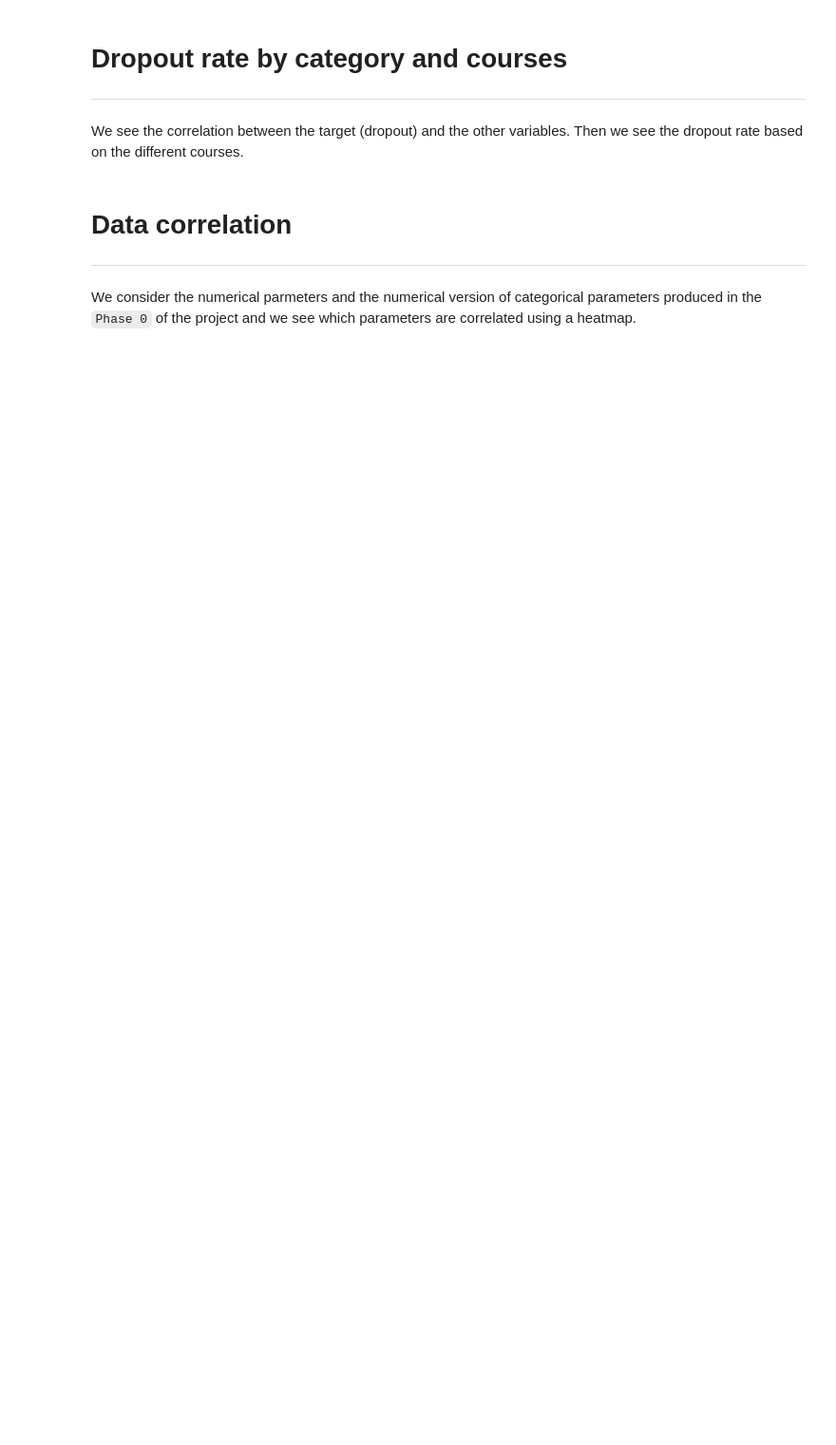
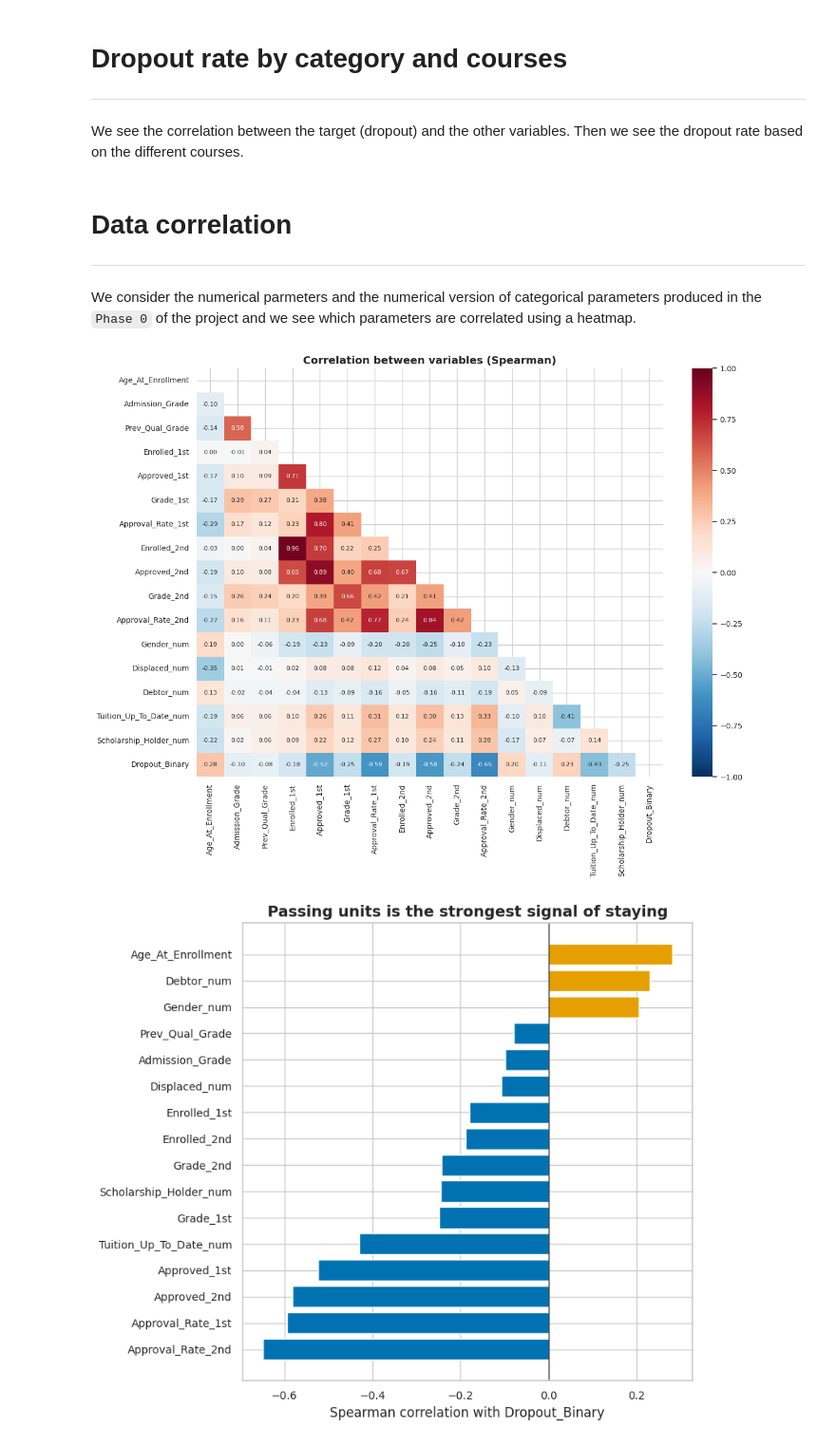
Before and after one commit to Martazzz/dropout_rate_academic_success, a Jupyter notebook: notebooks/01_cleaning_eda.ipynb, the cells around one changed output. Shown at 95% size. Drawn from its saved outputs; the diff is of its cells as text; code cells hidden in the pictures; blank space fills up the shorter version.

```diff
--- a/notebooks/01_cleaning_eda.ipynb
+++ b/notebooks/01_cleaning_eda.ipynb
@@ -363,3 +409,34 @@ We see the correlation between the target (dropout) and the other variables. The
 # Data correlation
 ---
 We consider the numerical parmeters and the numerical version of categorical parameters produced in the `Phase 0` of the project and we see which parameters are correlated using a heatmap.
+# %%
+corr_cols = ["Age_At_Enrollment", "Admission_Grade", "Prev_Qual_Grade",
+             "Enrolled_1st", "Approved_1st", "Grade_1st", "Approval_Rate_1st",
+             "Enrolled_2nd", "Approved_2nd", "Grade_2nd", "Approval_Rate_2nd",
+             "Gender_num", "Displaced_num", "Debtor_num", "Tuition_Up_To_Date_num",
+             "Scholarship_Holder_num", "Dropout_Binary"]
+corr = data[corr_cols].corr(method="spearman")
+
+mask = np.triu(np.ones_like(corr, dtype=bool))
+plt.figure(figsize=(13, 10))
+sns.heatmap(corr, mask=mask, annot=True, fmt=".2f", cmap="RdBu_r",
+            vmin=-1, vmax=1, center=0, annot_kws={"size": 8})
+plt.title("Correlation between variables (Spearman)")
+plt.tight_layout()
+plt.savefig("figures/eda_heatmap.png", dpi=200, bbox_inches="tight")
+plt.show()
+
+corr_drop = corr["Dropout_Binary"].drop("Dropout_Binary").sort_values()
+fig, ax = plt.subplots(figsize=(8, 7))
+ax.barh(corr_drop.index, corr_drop.values,
+        color=[DROPOUT_COLOR if v > 0 else BAR_COLOR for v in corr_drop.values])
+ax.axvline(0, color="black", linewidth=0.8)
+ax.set_xlabel("Spearman correlation with Dropout_Binary")
+ax.set_title("Passing units is the strongest signal of staying")
+plt.tight_layout()
+plt.savefig("figures/eda_corr_dropout.png", dpi=200, bbox_inches="tight")
+plt.show()
+print(corr_drop.round(2))
+# %% [output]
+[figure, added]
+[figure, added]
```
Also changed, not shown: parts of 4 cells of this notebook.
